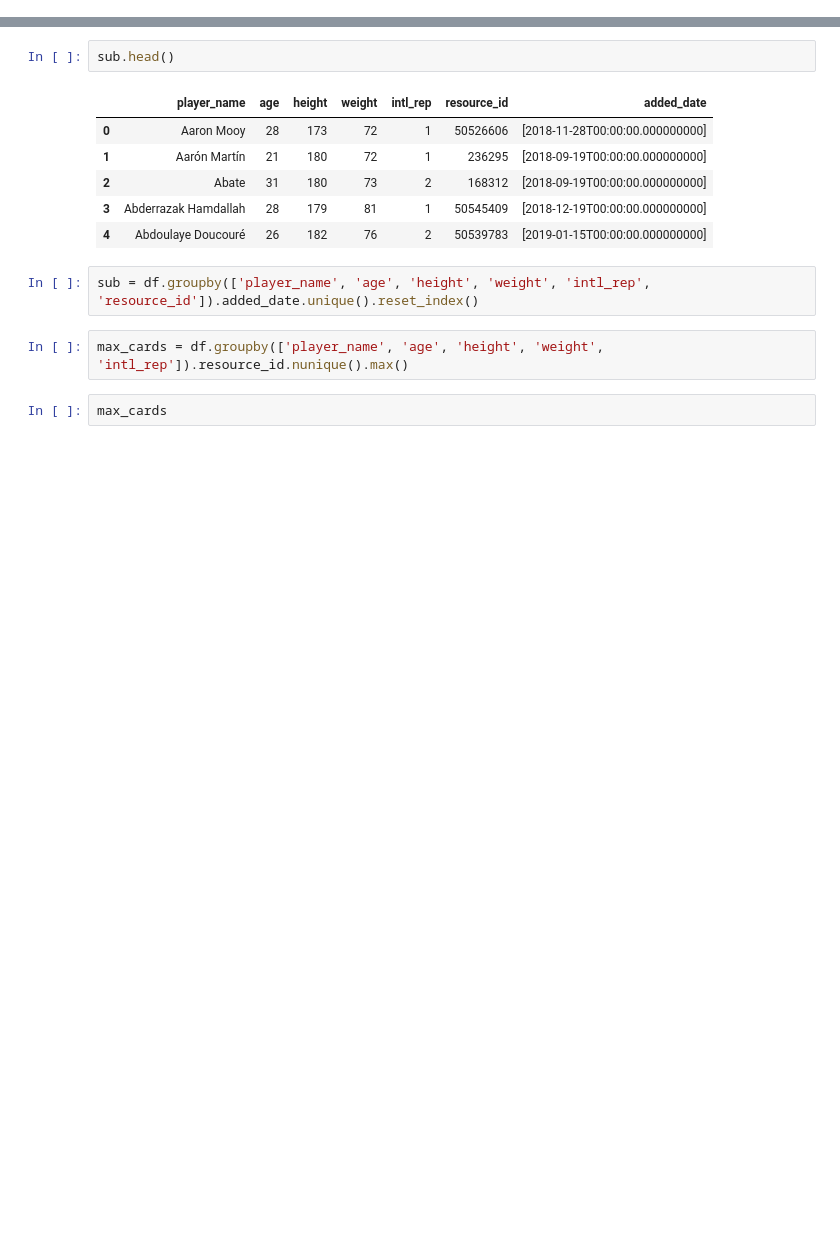
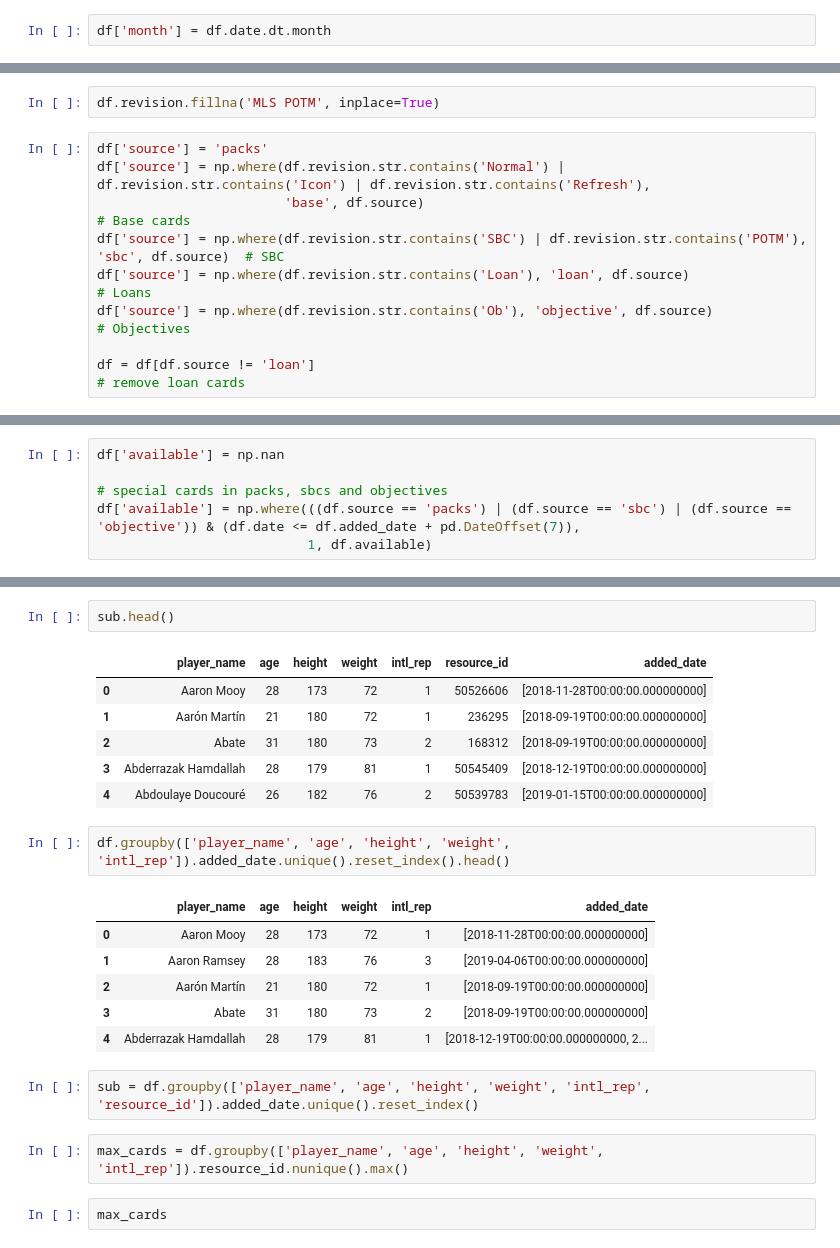
Before and after one commit to cvaf/fut, a Jupyter notebook: time_series.ipynb, the cells around one changed output, grey strips where cells are left out. Saved outputs shown, nothing was run; the diff lists cells and outputs as text; blank space fills up the shorter version.

```diff
--- a/time_series.ipynb
+++ b/time_series.ipynb
@@ -54,3 +57,5 @@ df['weekday'] = df.date.dt.weekday                              # get the day of
+# %%
+df['month'] = df.date.dt.month
 # %% [markdown]
 **Promo**:
 
@@ -101,0 +103,11 @@ df.head(2)
+# %%
+df.revision.fillna('MLS POTM', inplace=True)
+# %%
+df['source'] = 'packs'
+df['source'] = np.where(df.revision.str.contains('Normal') | df.revision.str.contains('Icon') | df.revision.str.contains('Refresh'),
+                        'base', df.source)                                                                     # Base cards
+df['source'] = np.where(df.revision.str.contains('SBC') | df.revision.str.contains('POTM'), 'sbc', df.source)  # SBC
+df['source'] = np.where(df.revision.str.contains('Loan'), 'loan', df.source)                                   # Loans
+df['source'] = np.where(df.revision.str.contains('Ob'), 'objective', df.source)                                # Objectives
+
+df = df[df.source != 'loan']                                                                                   # remove loan cards
@@ -101,0 +120,6 @@ df.head(2)
+# %%
+df['available'] = np.nan
+
+# special cards in packs, sbcs and objectives
+df['available'] = np.where(((df.source == 'packs') | (df.source == 'sbc') | (df.source == 'objective')) & (df.date <= df.added_date + pd.DateOffset(7)),
+                           1, df.available)
@@ -121,6 +183,15 @@ sub.head()
 | 2 | Abate | 31 | 180 | 73 | 2 | 168312 | [2018-09-19T00:00:00.000000000] |
 | 3 | Abderrazak Hamdallah | 28 | 179 | 81 | 1 | 50545409 | [2018-12-19T00:00:00.000000000] |
 | 4 | Abdoulaye Doucouré | 26 | 182 | 76 | 2 | 50539783 | [2019-01-15T00:00:00.000000000] |
+# %%
+df.groupby(['player_name', 'age', 'height', 'weight', 'intl_rep']).added_date.unique().reset_index().head()
+# %% [output]
+|  | player_name | age | height | weight | intl_rep | added_date |
+| 0 | Aaron Mooy | 28 | 173 | 72 | 1 | [2018-11-28T00:00:00.000000000] |
+| 1 | Aaron Ramsey | 28 | 183 | 76 | 3 | [2019-04-06T00:00:00.000000000] |
+| 2 | Aarón Martín | 21 | 180 | 72 | 1 | [2018-09-19T00:00:00.000000000] |
+| 3 | Abate | 31 | 180 | 73 | 2 | [2018-09-19T00:00:00.000000000] |
+| 4 | Abderrazak Hamdallah | 28 | 179 | 81 | 1 | [2018-12-19T00:00:00.000000000, 2... |
 # %%
 sub = df.groupby(['player_name', 'age', 'height', 'weight', 'intl_rep', 'resource_id']).added_date.unique().reset_index()
 # %%
```
Also changed, not shown: parts of 11 cells of this notebook.
